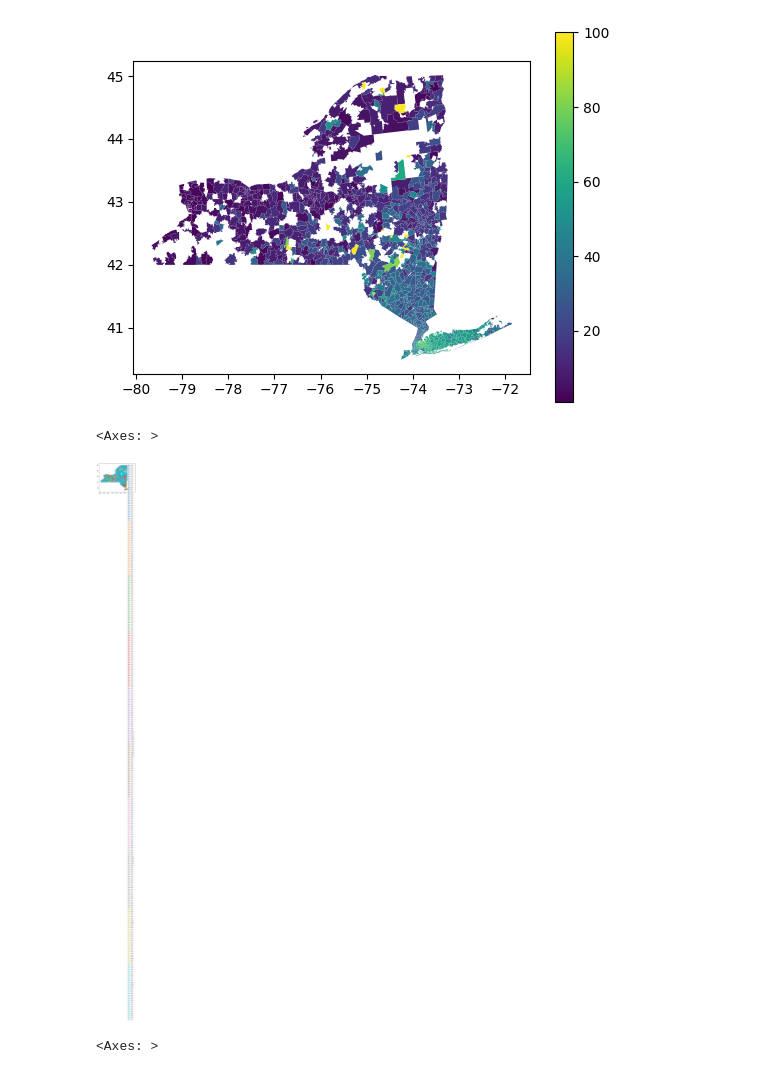
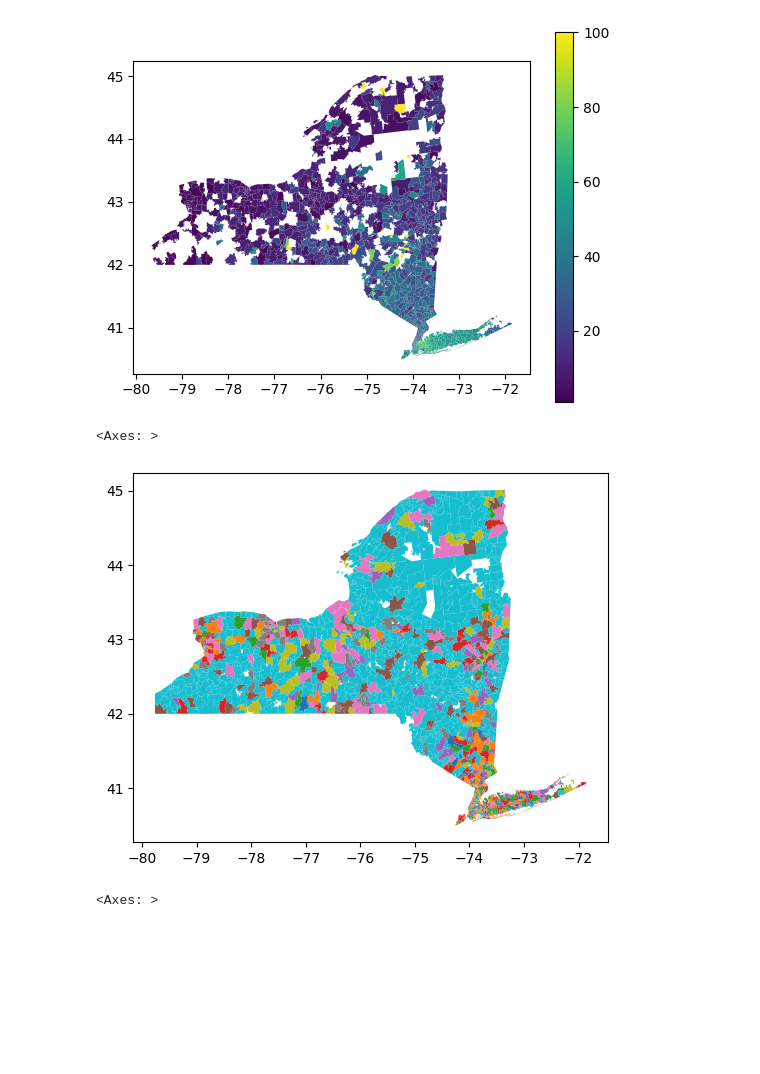
Before and after one commit to alexandramharris/ny-mlb-tickets, a Jupyter notebook: albany.ipynb, the cells around one changed output. Saved outputs shown, nothing was run; the diff lists cells and outputs as text; code cells hidden in the pictures; blank space fills up the shorter version.

Commit message:
set legend to false

```diff
--- a/albany.ipynb
+++ b/albany.ipynb
@@ -110,10 +110,10 @@ joinedCT.plot(column='New York Mets', legend=True)
 <Axes: >
 [figure]
 # %%
-joinedCT.plot(column='Washington Nationals', legend=True)
+joinedCT.plot(column='Washington Nationals', legend=False)
 # %% [output]
 <Axes: >
-[figure, old version]
+[figure, new version]
 # %%
 joinedCT.plot(column='Tampa Bay Rays', legend=True)
 # %% [output]
```
